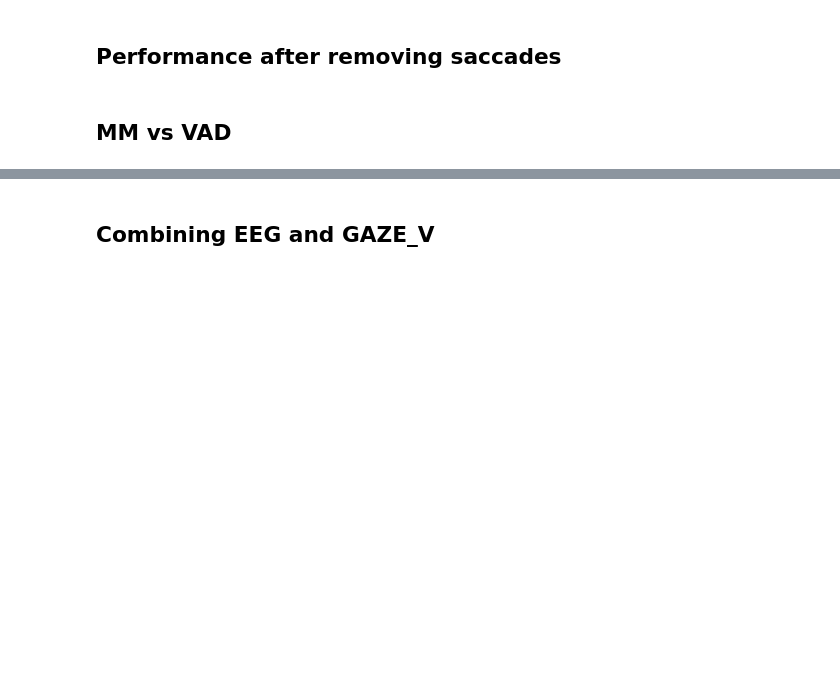
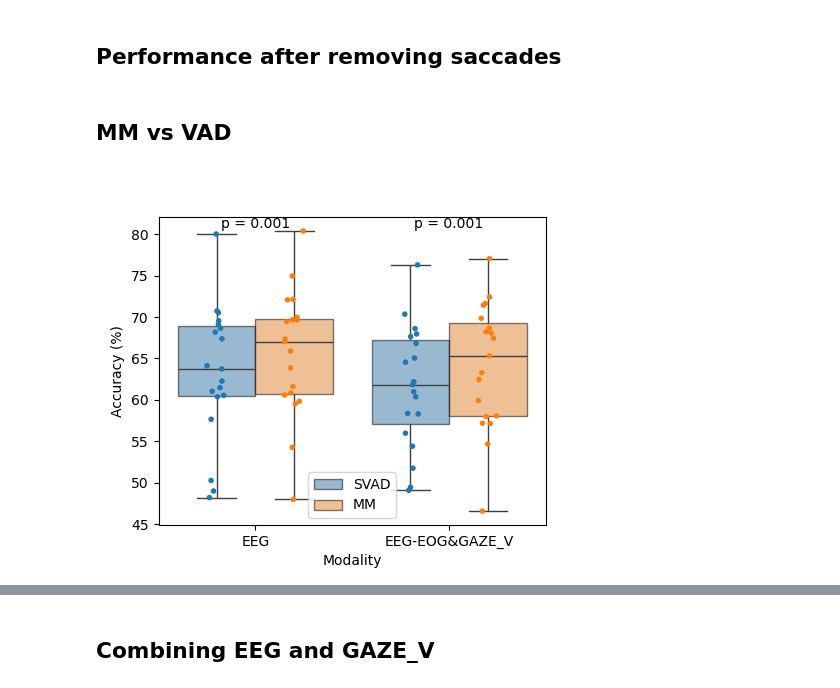
Before and after one commit to YYao-42/EEG-based_SVAD, a Jupyter notebook: Visualization.ipynb, the cells around one changed output, grey strips where cells are left out. Cells and saved outputs as stored; diff of their text form; code cells hidden in the pictures; blank space fills up the shorter version.

```diff
--- a/Visualization.ipynb
+++ b/Visualization.ipynb
@@ -165,3 +197,6 @@ fig_save_path = '../../Manuscript/2nd/images/'
+# %%
+table_parent='tables'
+fig_save_path = '../../Manuscript/2nd/images/' if table_parent == 'tables' else 'figures_frw/'
 # %% [markdown]
 ## Correlations are modulated by attention
 # %%
@@ -324,28 +406,18 @@ plt.show()
 ## MM vs VAD
 # %%
 modalities = ['EEG', 'EEG-EOG&GAZE_V']
-table_name = 'ObjFlow_Acc_MM_Train_Att_Mask_False.csv'
-acc_mm_df = load_acc(modalities, table_name)
+table_name = 'ObjFlow_Acc_MM_Train_Att_Mask_False_CB.csv'
+acc_mm_df = load_acc(modalities, table_name, table_parent=table_parent)
 acc_mm_df = acc_mm_df.rename(columns={'Accuracy': 'Value'})
-table_name = 'ObjFlow_Acc_Train_Att_Mask_False.csv'
-acc_df = load_acc(modalities, table_name)
+table_name = 'ObjFlow_Acc_Train_Att_Mask_False_CB.csv'
+acc_df = load_acc(modalities, table_name, table_parent=table_parent)
 acc_df = acc_df.rename(columns={'Accuracy': 'Value'})
-
-# modalities = ['EEG']
-# table_name = 'selected-OF_Acc_MM_Train_Att_Mask_False.csv'
-# acc_mm_selected = load_acc(modalities, table_name)
-# acc_mm_selected = acc_mm_selected.rename(columns={'Accuracy': 'Value'})
-# acc_mm_selected['Modality'] = 'Selected'
-# acc_mm_df = pd.concat([acc_mm_df, acc_mm_selected])
-# table_name = 'selected-OF_Acc_Train_Att_Mask_False.csv'
-# acc_selected = load_acc(modalities, table_name)
-# acc_selected = acc_selected.rename(columns={'Accuracy': 'Value'})
-# acc_selected['Modality'] = 'Selected'
-# acc_df = pd.concat([acc_df, acc_selected])
 
 plt.close('all')
 fig, ax = plt.figure(figsize=(5, 4)), plt.gca()
-plot_compare(acc_df, acc_mm_df, 'VAD', 'MM', None, None, None, ax, 'less', True)
+plot_compare(acc_df, acc_mm_df, 'SVAD', 'MM', None, None, None, ax, 'less', True)
 adjust_legend([ax])
-# plt.savefig(fig_save_path + 'acc_vad_mm.jpg', dpi=300)
+plt.savefig(fig_save_path + 'acc_vad_mm.jpg', dpi=300)
+# %% [output]
+[figure, added]
 # %%
```
Also changed, not shown: parts of 22 cells of this notebook, 5 other files.
